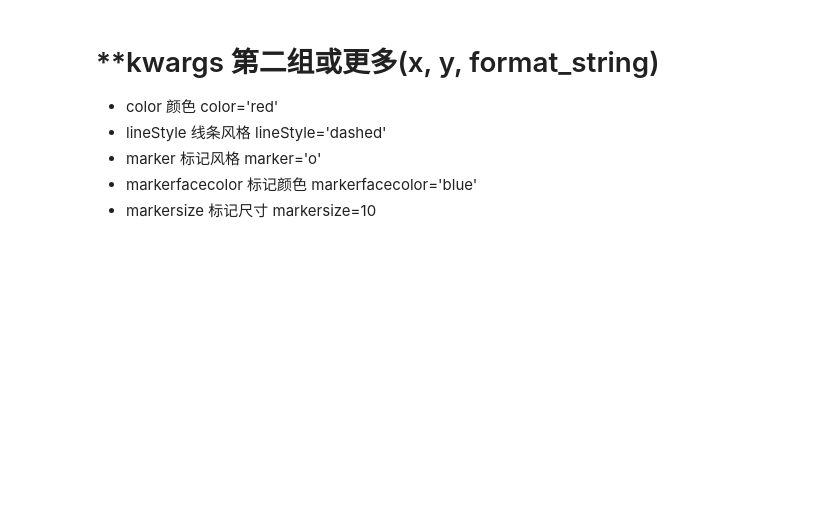
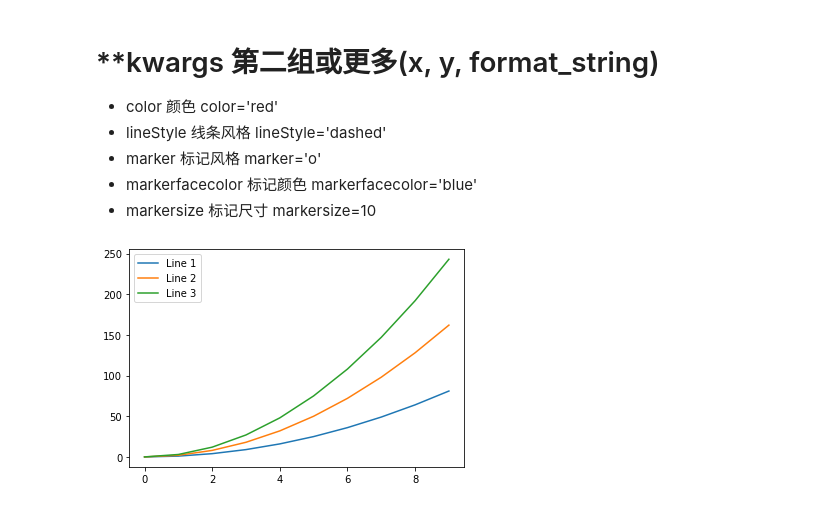
Before and after one commit to yyhsong/iPyDataAnalysis, a Jupyter notebook: Matplotlib/03.pyplot的plot()函数.ipynb, the cells around one changed output. Drawn from its saved outputs; the diff is of its cells as text; code cells hidden in the pictures; blank space fills up the shorter version.

```diff
--- a/Matplotlib/03.pyplot的plot()函数.ipynb
+++ b/Matplotlib/03.pyplot的plot()函数.ipynb
@@ -76,3 +76,13 @@ plt.show()
 - marker 标记风格 marker='o'
 - markerfacecolor 标记颜色 markerfacecolor='blue'
 - markersize 标记尺寸 markersize=10
+# %%
+# 设置图例
+a = np.arange(10)
+for i in range(1, 4):
+    plt.plot(a, i*a**2, label='Line %d' % i)
+
+plt.legend(loc='best')
+plt.show()
+# %% [output]
+[figure, added]
```
